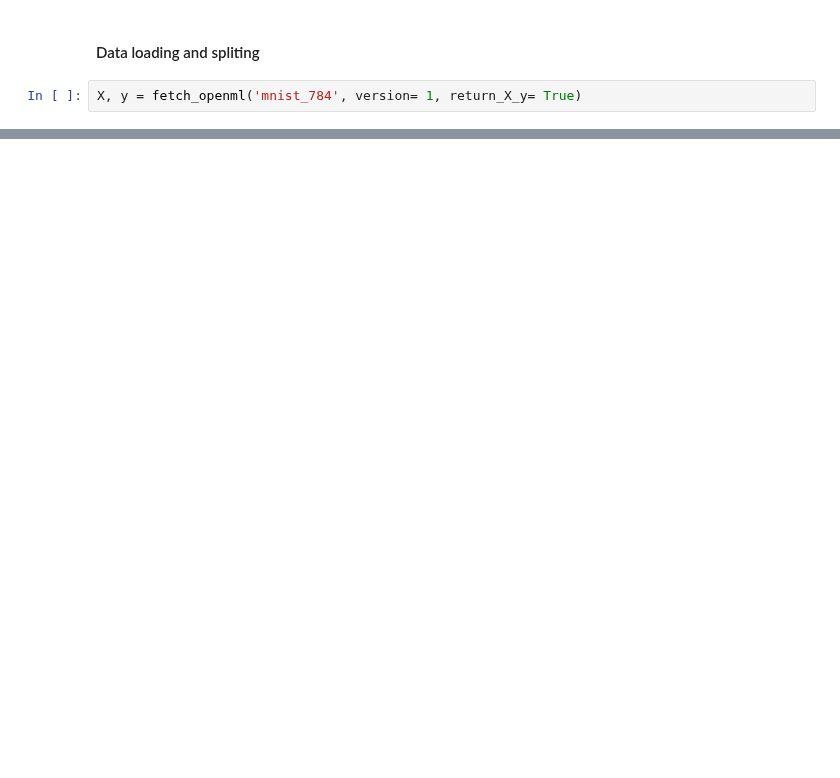
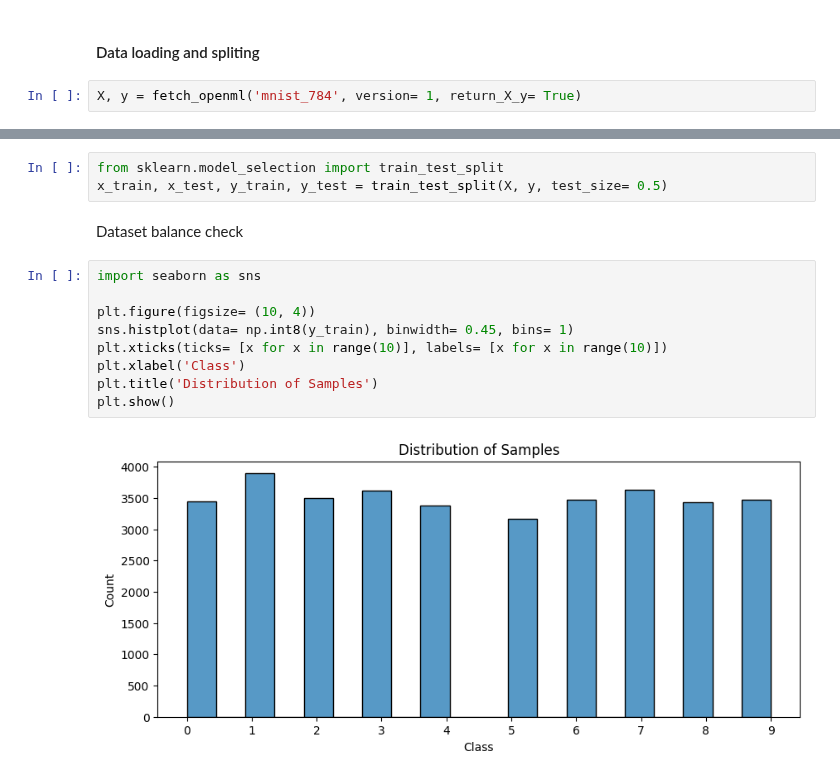
Before and after one commit to aniketkalra11/basic_kaggle_practice, a Jupyter notebook: MLP_practice_book/week5/classification_sklearn.ipynb, the cells around one changed output, grey strips where cells are left out. Cells and saved outputs as stored; diff of their text form; blank space fills up the shorter version.

```diff
--- a/MLP_practice_book/week5/classification_sklearn.ipynb
+++ b/MLP_practice_book/week5/classification_sklearn.ipynb
@@ -27,0 +96,16 @@ X, y = fetch_openml('mnist_784', version= 1, return_X_y= True)
+# %%
+from sklearn.model_selection import train_test_split
+x_train, x_test, y_train, y_test = train_test_split(X, y, test_size= 0.5)
+# %% [markdown]
+Dataset balance check
+# %%
+import seaborn as sns
+
+plt.figure(figsize= (10, 4))
+sns.histplot(data= np.int8(y_train), binwidth= 0.45, bins= 1)
+plt.xticks(ticks= [x for x in range(10)], labels= [x for x in range(10)])
+plt.xlabel('Class')
+plt.title('Distribution of Samples')
+plt.show()
+# %% [output]
+[figure, added]
```
Also changed, not shown: parts of 25 cells of this notebook, 1 other file.
